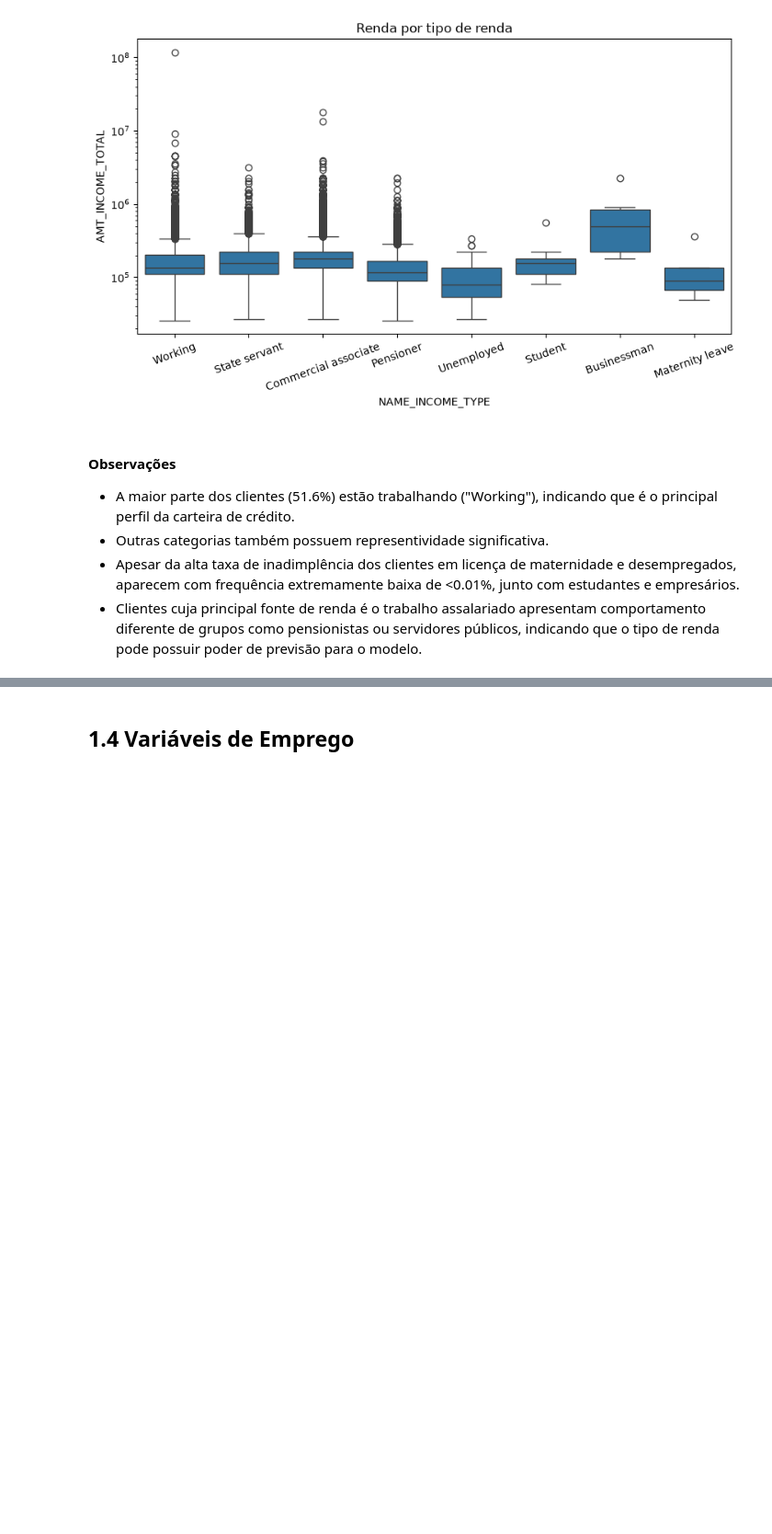
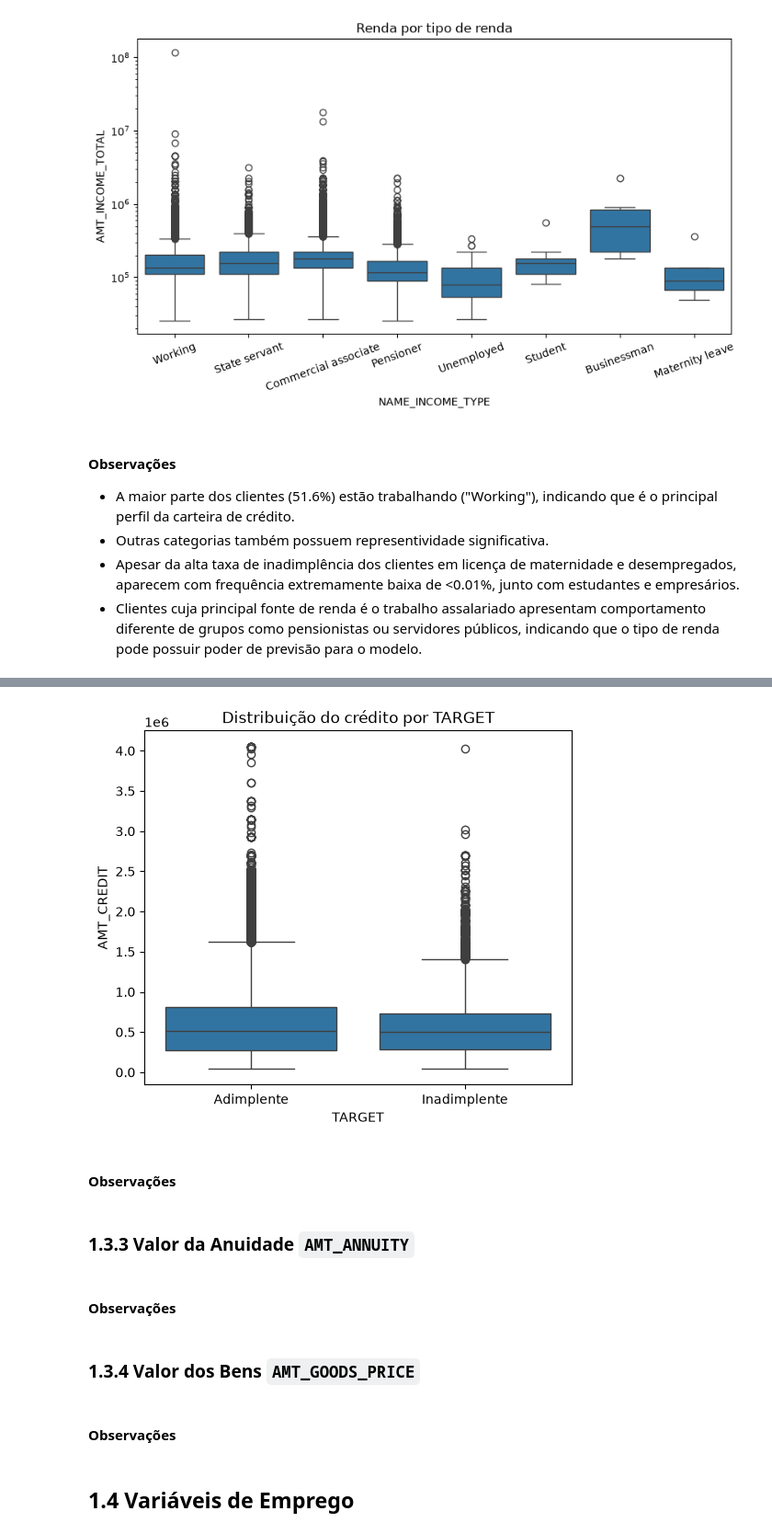
Before and after one commit to luccascruz/projeto-ml-labdata, a Jupyter notebook: DataPipeline/exp_analysis.ipynb, the cells around one changed output, grey strips where cells are left out. Shown at 92% size. Saved outputs shown, nothing was run; the diff lists cells and outputs as text; code cells hidden in the pictures; blank space fills up the shorter version.

````diff
--- a/DataPipeline/exp_analysis.ipynb
+++ b/DataPipeline/exp_analysis.ipynb
@@ -707,3 +838,29 @@ df_application[financeiras].describe().T
+# %%
+plt.figure(figsize=(6,5))
+
+sns.boxplot(
+    data=df_application,
+    x="TARGET",
+    y="AMT_CREDIT"
+)
+
+plt.xticks([0,1], ["Adimplente", "Inadimplente"])
+
+plt.title("Distribuição do crédito por TARGET")
+
+plt.show()
+# %% [output]
+[figure, added]
+# %% [markdown]
+#### Observações
+# %% [markdown]
+### 1.3.3 Valor da Anuidade ```AMT_ANNUITY```
+# %% [markdown]
+#### Observações
+# %% [markdown]
+### 1.3.4 Valor dos Bens ```AMT_GOODS_PRICE```
+# %% [markdown]
+#### Observações
 # %% [markdown]
 ## 1.4 Variáveis de Emprego
 # %%
````
Also changed, not shown: parts of 23 cells of this notebook.
